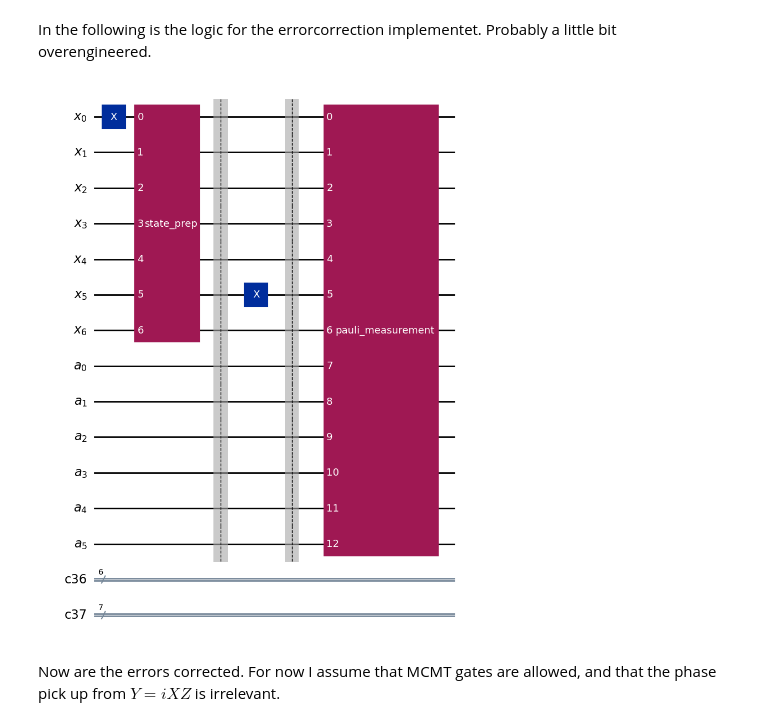
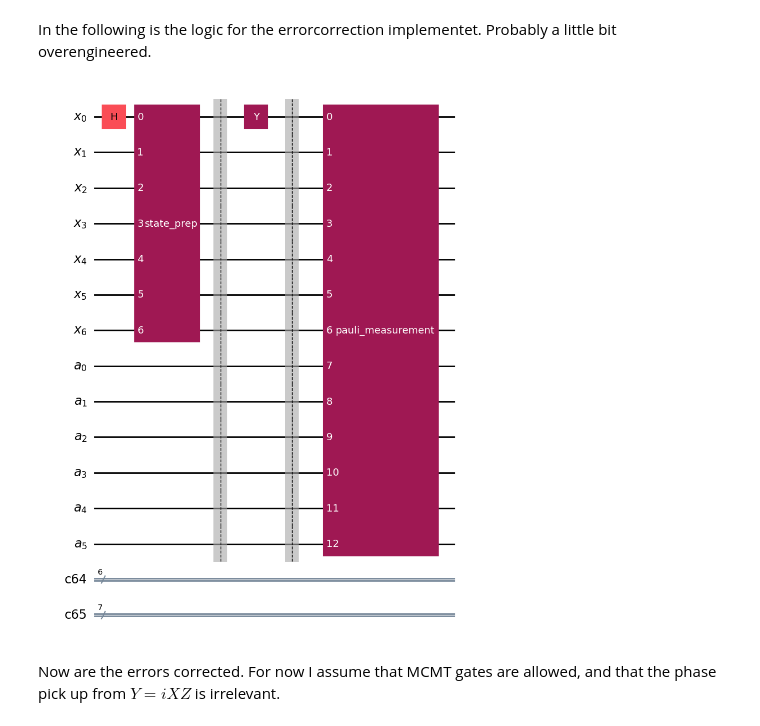
Before and after one commit to BenediktAuer/QC, a Jupyter notebook: Sheet 12/QC_Sheet12_Auer.ipynb, the cells around one changed output. Cells and saved outputs as stored; diff of their text form; code cells hidden in the pictures.

```diff
--- a/Sheet 12/QC_Sheet12_Auer.ipynb
+++ b/Sheet 12/QC_Sheet12_Auer.ipynb
@@ -121,21 +121,22 @@ def correction(qc,qr,a,cr,cases,gs):
 # %%
 qr = QuantumRegister(7,'x')
 a = QuantumRegister(6,'a')
 cr = ClassicalRegister(6)
 cr1 = ClassicalRegister(7)
 qc = QuantumCircuit(qr,a,cr,cr1)
 pauli_measurment = measure_multi_pauli(7+6,7,gs)
-qc.x(0)
+qc.h(0)
 qc.append(get_base(),qr)
 qc.barrier()
-error_pos = get_random_error(qc,qr)
+# error_pos = get_random_error(qc,qr,['Y'])
+qc.y(qr[0])
 qc.barrier()
 
 qc.append(pauli_measurment,qr[:]+a[:])
 qc.draw('mpl')
 # Statevector.from_instruction(qc).draw('latex')
 # %% [output]
-[figure, old version]
+[figure, new version]
 # %% [markdown]
 Now are the errors corrected. For now I assume that MCMT gates are allowed, and that the phase pick up from $Y = iXZ$ is irrelevant.
 # %%
```
Also changed, not shown: parts of 5 cells of this notebook.
